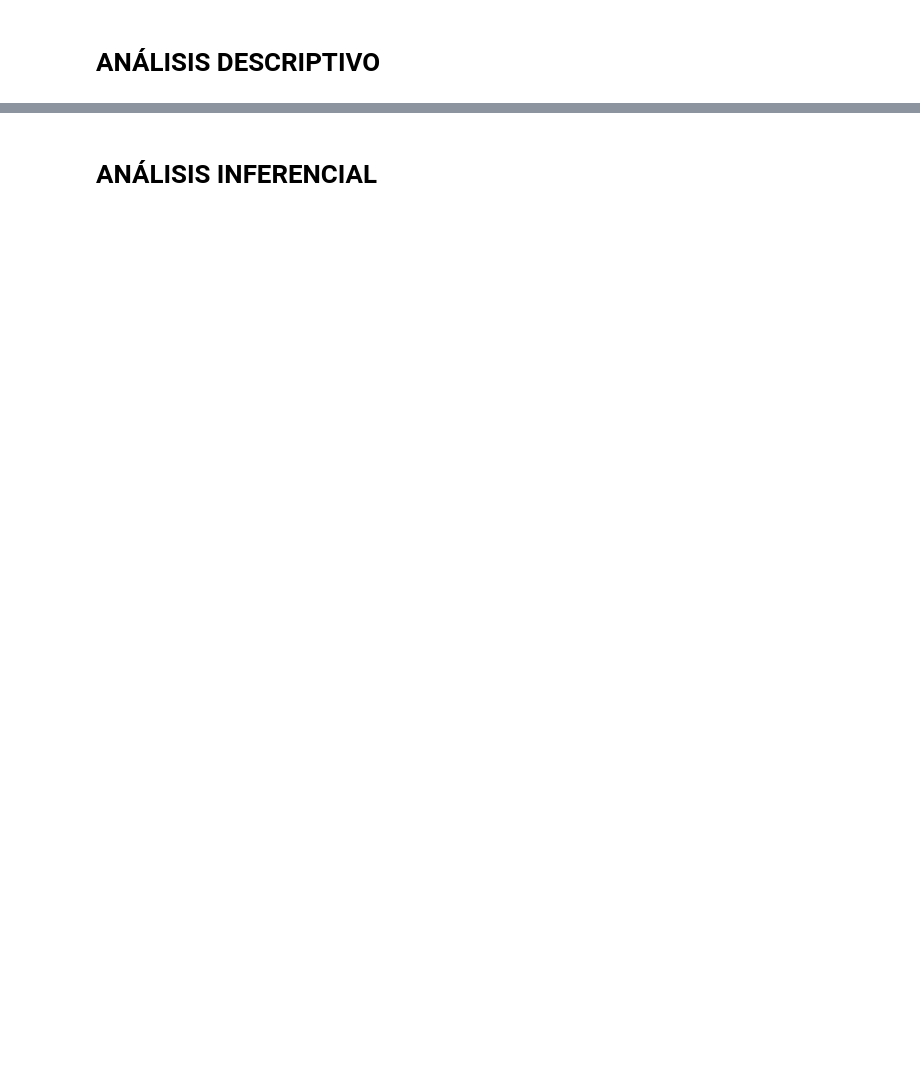
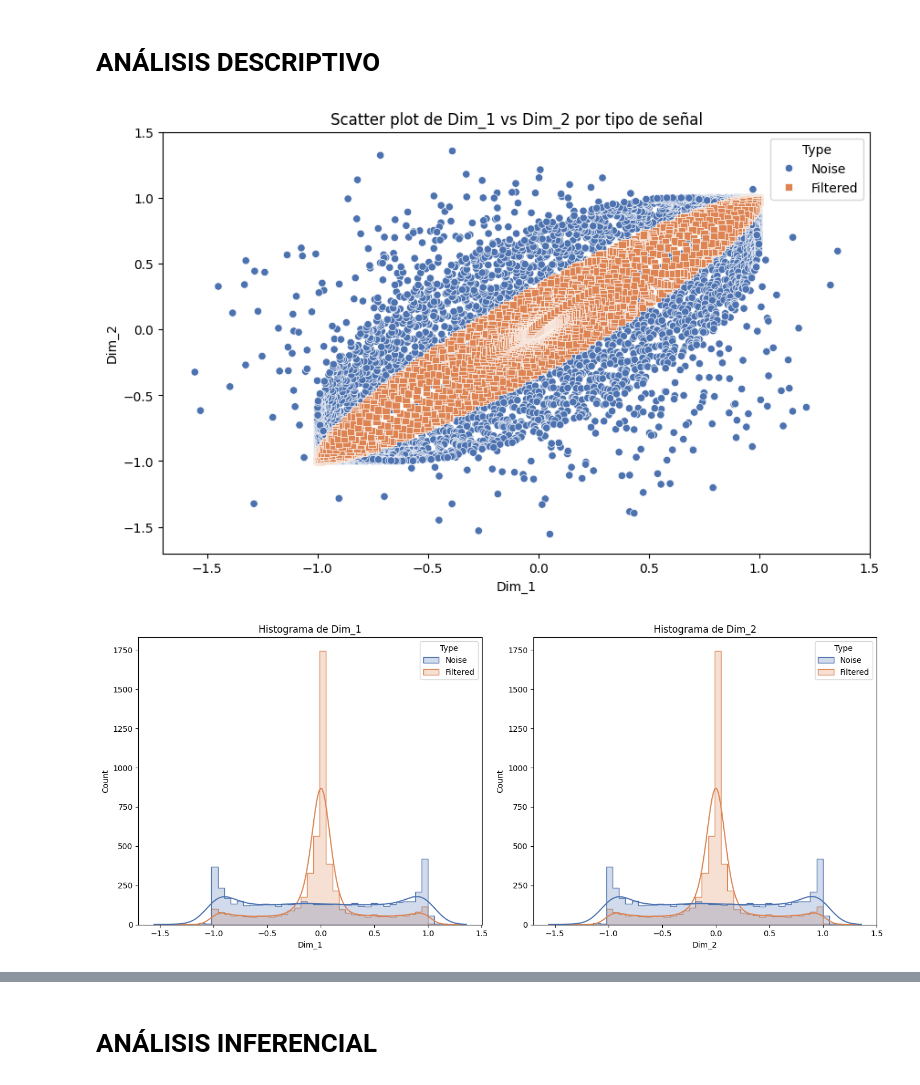
Before and after one commit to IvanAOrtiz/RETO_OndasGravitacionales, a Jupyter notebook: RetoTOPO.ipynb, the cells around one changed output, grey strips where cells are left out. Saved outputs shown, nothing was run; the diff lists cells and outputs as text; code cells hidden in the pictures; blank space fills up the shorter version.

```diff
--- a/RetoTOPO.ipynb
+++ b/RetoTOPO.ipynb
@@ -187,2 +193,52 @@ plt.show()
 # %% [markdown]
 # ANÁLISIS DESCRIPTIVO
+# %%
+import pandas as pd
+import matplotlib.pyplot as plt
+import seaborn as sns
+
+# Crear DataFrames para señales embebidas
+df_embedded_noise = pd.DataFrame(embedded_noise, columns=[f'Dim_{i+1}' for i in range(embedded_noise.shape[1])])
+df_embedded_filtered = pd.DataFrame(embedded_filtered_signal, columns=[f'Dim_{i+1}' for i in range(embedded_filtered_signal.shape[1])])
+
+# Añadir etiquetas
+df_embedded_noise['Type'] = 'Noise'
+df_embedded_filtered['Type'] = 'Filtered'
+df_combined = pd.concat([df_embedded_noise, df_embedded_filtered])
+
+# Scatter plot para visualizar Dim_1 vs Dim_2
+plt.figure(figsize=(10, 6))
+sns.scatterplot(data=df_combined, x='Dim_1', y='Dim_2', hue='Type', style='Type', markers=["o", "s"], palette='deep')
+plt.title('Scatter plot de Dim_1 vs Dim_2 por tipo de señal')
+plt.show()
+
+# Histograma para Dim_1 y Dim_2 por tipo de señal
+plt.figure(figsize=(14, 6))
+
+plt.subplot(1, 2, 1)
+sns.histplot(data=df_combined, x='Dim_1', hue='Type', element='step', kde=True, palette='deep')
+plt.title('Histograma de Dim_1')
+
+plt.subplot(1, 2, 2)
+sns.histplot(data=df_combined, x='Dim_2', hue='Type', element='step', kde=True, palette='deep')
+plt.title('Histograma de Dim_2')
+
+plt.tight_layout()
+plt.show()
+
+# Matriz de correlación
+correlation_matrix = df_combined.drop(columns='Type').corr()
+plt.figure(figsize=(8, 6))
+sns.heatmap(correlation_matrix, annot=True, cmap='coolwarm', vmin=-1, vmax=1)
+plt.title('Matriz de Correlación de Dim_1 y Dim_2')
+plt.show()
+
+# Distribución conjunta para cada tipo de señal
+g = sns.FacetGrid(df_combined, hue='Type', palette='deep', height=6)
+g.map(sns.scatterplot, 'Dim_1', 'Dim_2', alpha=0.7)
+g.add_legend()
+plt.title('Distribución conjunta de Dim_1 y Dim_2 por tipo de señal')
+plt.show()
+# %% [output]
+[figure, added]
+[figure, added]
```
Also changed, not shown: parts of 14 cells of this notebook.
